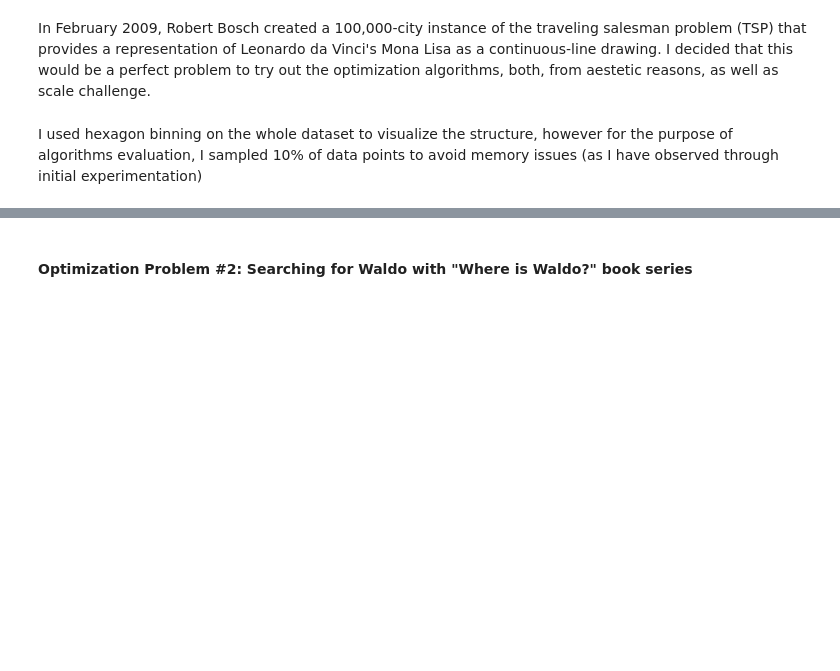
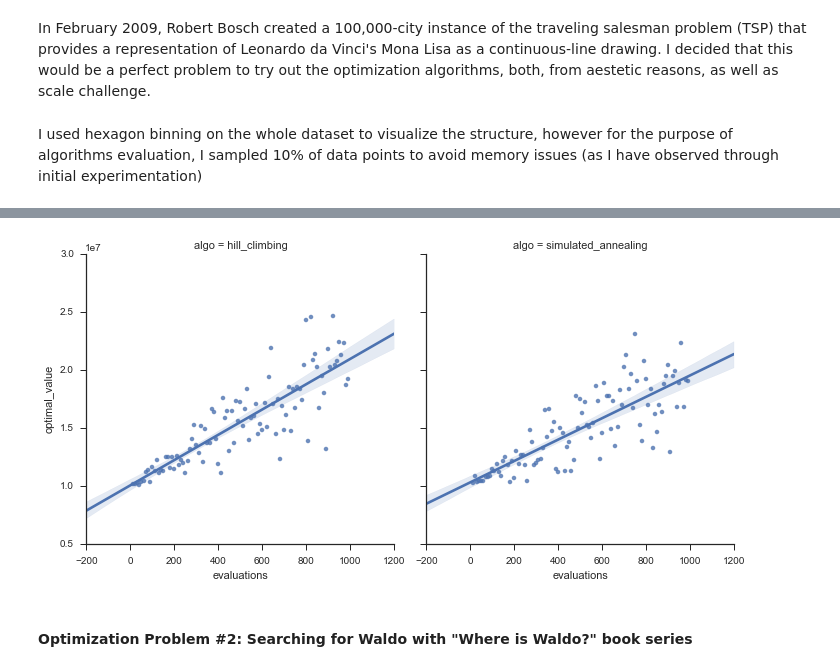
Before and after one commit to sshegheva/bag-of-algorithms, a Jupyter notebook: analysis/notebooks/RandomizedOptimization.ipynb, the cells around one changed output, grey strips where cells are left out. Saved outputs shown, nothing was run; the diff lists cells and outputs as text; code cells hidden in the pictures; blank space fills up the shorter version.

```diff
--- a/analysis/notebooks/RandomizedOptimization.ipynb
+++ b/analysis/notebooks/RandomizedOptimization.ipynb
@@ -109,3 +142,7 @@ df = tsp.compare_all(optimization_problem)
+# %%
+tsp.plot_evaluation(df)
+# %% [output]
+[figure, added]
 # %%
 #plot_monalisa_solution.draw_monalisa(df, sa_solution)
 # %% [markdown]
```
Also changed, not shown: parts of 8 cells of this notebook, 3 other files.
